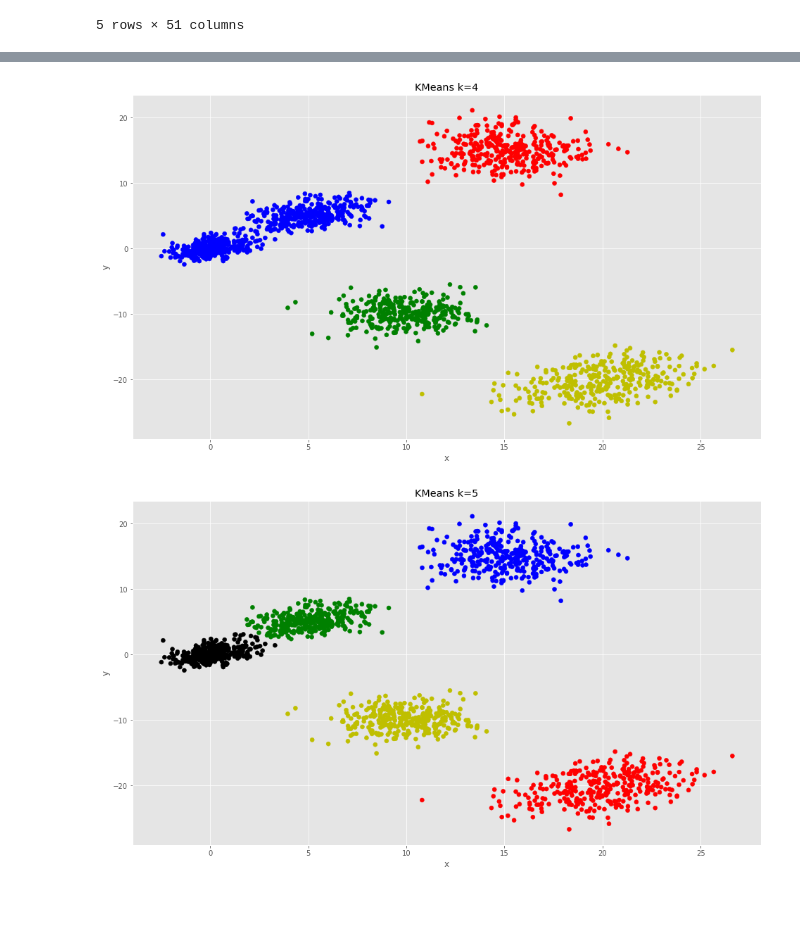
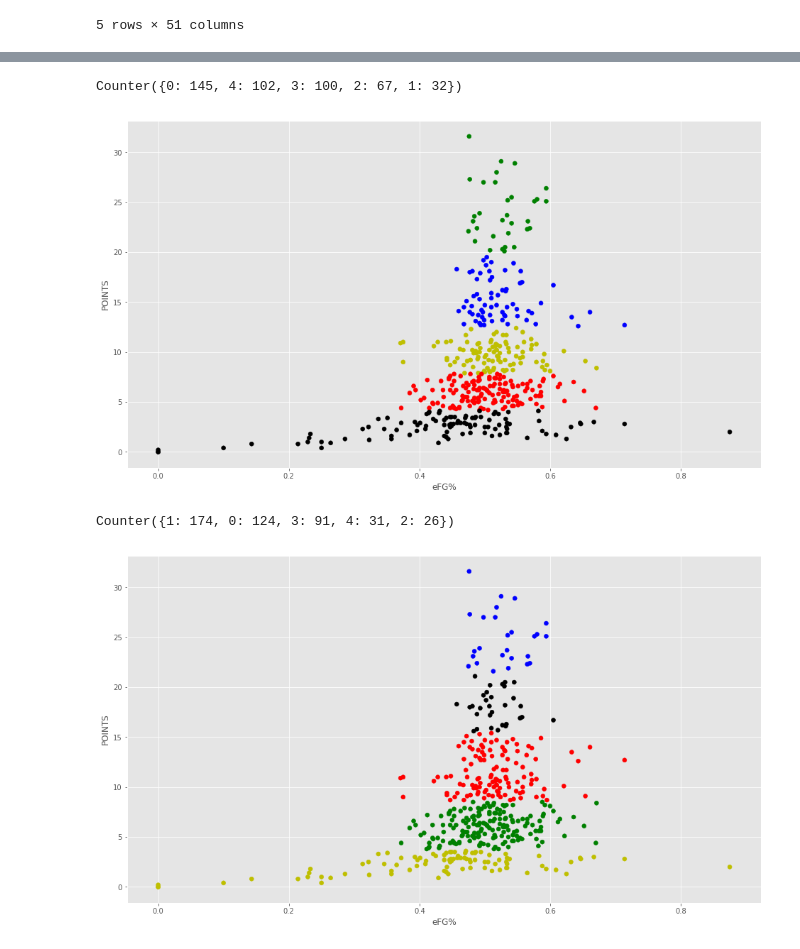
Before and after one commit to ll1195831146/Big-Data-Systems-and-Intelligence-Analytics, a Jupyter notebook: Assignment2/Assignment2.ipynb, the cells around one changed output, grey strips where cells are left out. Drawn from its saved outputs; the diff is of its cells as text; code cells hidden in the pictures; blank space fills up the shorter version.

```diff
--- a/Assignment2/Assignment2.ipynb
+++ b/Assignment2/Assignment2.ipynb
@@ -15,6 +15,7 @@ plt.rcParams['figure.figsize'] = (16, 9)
 plt.style.use('ggplot')
 # %%
 data = pd.read_csv('PartAdata.csv')
+data_cluster = pd.read_csv('nba_2017_players_stats_combined.csv')
 print(data.shape)
 data.head()
 # %% [output]
@@ -179,32 +216,37 @@ plt.show()
 # %%
-estimator = KMeans(n_clusters=4)
-X = rc[["x", "y"]]
+# Fit a k-means estimator to data_cluster
+estimator = KMeans(n_clusters=5)
+X = data_cluster[["eFG%", "POINTS"]]
 estimator.fit(X)
 # Clusters are given in the labels_ attribute
 labels = estimator.labels_
-Counter(labels)
+print (Counter(labels))
 
 colors = set_colors(labels)
-plt.scatter(rc['x'], rc['y'], c=colors)
-plt.title("KMeans k=4")
-plt.xlabel("x")
-plt.ylabel("y")
+plt.scatter(data_cluster["eFG%"], data_cluster["POINTS"], c=colors)
+plt.xlabel("eFG%")
+plt.ylabel("POINTS")
 plt.show()
 # %% [output]
+Counter({0: 145, 4: 102, 3: 100, 2: 67, 1: 32})
-[figure, old version]
+[figure, new version]
 # %%
-estimator = KMeans(n_clusters=5)
-X = rc[["x", "y"]]
+# Hierarchical: Agglomerative Clustering of data_cluster
+from sklearn.cluster import AgglomerativeClustering
+
+# Fit an estimator
+estimator = AgglomerativeClustering(n_clusters=5)
+X = data_cluster[["eFG%", "POINTS"]]
 estimator.fit(X)
 # Clusters are given in the labels_ attribute
 labels = estimator.labels_
-Counter(labels)
+print (Counter(labels))
 
 colors = set_colors(labels)
-plt.scatter(rc['x'], rc['y'], c=colors)
-plt.title("KMeans k=5")
-plt.xlabel("x")
-plt.ylabel("y")
+plt.scatter(data_cluster["eFG%"], data_cluster["POINTS"], c=colors)
+plt.xlabel("eFG%")
+plt.ylabel("POINTS")
 plt.show()
 # %% [output]
+Counter({1: 174, 0: 124, 3: 91, 4: 31, 2: 26})
-[figure, old version]
+[figure, new version]
```
Also changed, not shown: parts of 15 cells of this notebook, 2 other files.
